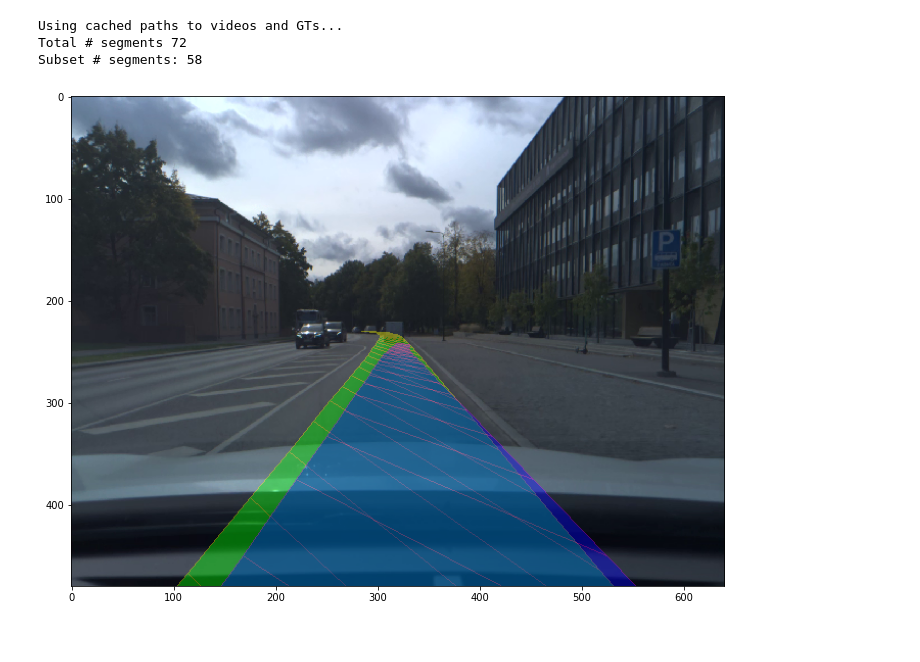
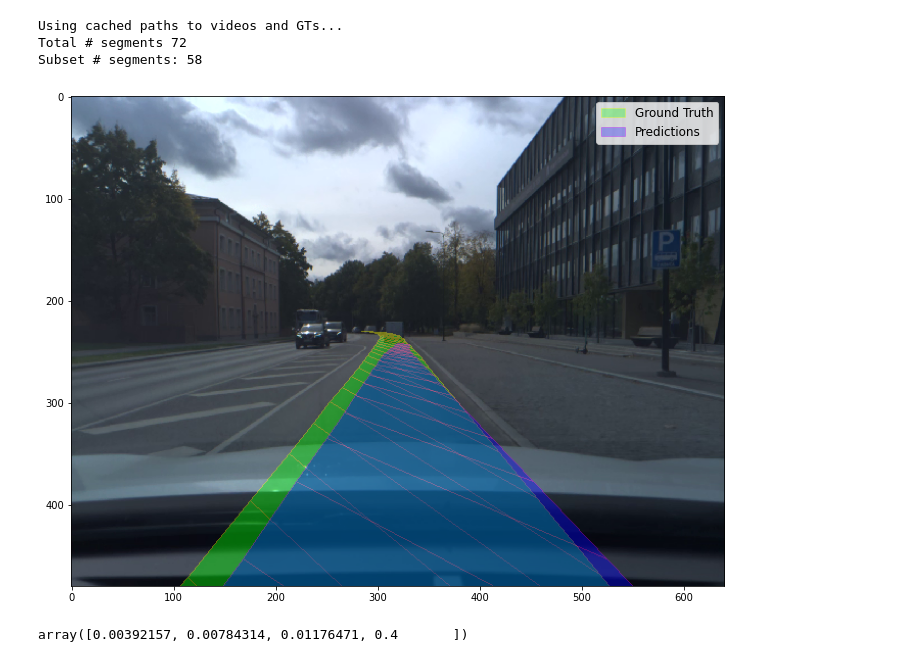
Before and after one commit to mbalesni/openpilot-pipeline, a Jupyter notebook: vis.ipynb, the cells around one changed output. Cells and saved outputs as stored; diff of their text form; code cells hidden in the pictures.

Commit message:
add legend to visualization

```diff
--- a/vis.ipynb
+++ b/vis.ipynb
@@ -116,6 +117,14 @@ Using cached paths to videos and GTs...
 Total # segments 72
 Subset # segments: 58
 # %%
+fill_color_gt = [0,  255, 0]
+line_color_gt = [255,255, 0]
+fill_color_preds = [0,  0,255]
+line_color_preds = [200,0,255]
+
+def legend_color(color, opacity=0.3):
+    return np.append(np.array(color)/255, opacity)
+
 model = onnx.load(path_to_onnx_model)
 
 input_names = [node.name for node in model.graph.input]
@@ -130,33 +139,43 @@ inputs = {
     'input_imgs': input_frame,
     'desire': np.zeros((1, 8), dtype=np.float32),
     'traffic_convention': np.array([0, 1], dtype=np.float32).reshape(1, 2),
     'initial_state': recurrent_state,
 }
 
 outs = onnxruntime_model.run(output_names, inputs)[0]
 lanelines, best_path = extract_preds(outs)  # TODO: visualize these lanelines as well
 
 # plot predictions
 rgb_frame = cv2.cvtColor(bgr_frame, cv2.COLOR_BGR2RGB)
 
 rpy_calib_gt = [0.00018335809, 0.034165092, -0.014245722]  # real calibration values during this ride
 rpy_calib_pred = [0, 0, 0]  # calibration we currently use for pre-processing
 
 calibration_gt = Calibration(rpy_calib_gt, plot_img_width=plot_img_width, plot_img_height=plot_img_height)
 calibration_pred = Calibration(rpy_calib_pred, plot_img_width=plot_img_width, plot_img_height=plot_img_height)
 
 path_xyz_gt = real_paths_xyz[t_idx]
 path_xyz_pred = best_path[0, 0, :, :3]
 
 img_plot = create_img_plot_canvas(rgb_frame, calibration_gt) # calibration here doesn't really matter, just has to have the right plot_img_width and plot_img_height for correct scaling
-img_plot = draw_path(path_xyz_gt, img_plot, calibration_gt, fill_color=(0, 255, 0), line_color=(255, 255, 0))
-img_plot = draw_path(path_xyz_pred, img_plot, calibration_pred, fill_color=(0,0,255), line_color=(200, 0, 255))
+img_plot = draw_path(path_xyz_gt, img_plot, calibration_gt, fill_color=fill_color_gt, line_color=line_color_gt)
+img_plot = draw_path(path_xyz_pred, img_plot, calibration_pred, fill_color=fill_color_preds, line_color=line_color_preds)
 
 plot_width = 12
 plot_height = plot_width * (FULL_FRAME_SIZE[1] / FULL_FRAME_SIZE[0])
 plt.figure(figsize=(plot_width, plot_height))
 
 plt.imshow(img_plot)
+
+legend_elements = [Patch(facecolor=legend_color(fill_color_gt), edgecolor=legend_color(line_color_gt),
+                         label='Ground Truth'),
+                   Patch(facecolor=legend_color(fill_color_preds), edgecolor=legend_color(line_color_preds),
+                         label='Predictions')]
+plt.legend(handles=legend_elements, loc='upper right', prop={'size': 12})
 plt.show()
 # %% [output]
-[figure, old version]
+[figure, new version]
+# %%
+np.append(np.array([1,2,3])/255, 0.4)
+# %% [output]
+array([0.00392157, 0.00784314, 0.01176471, 0.4       ])
```
Also changed, not shown: parts of 1 cell of this notebook.
